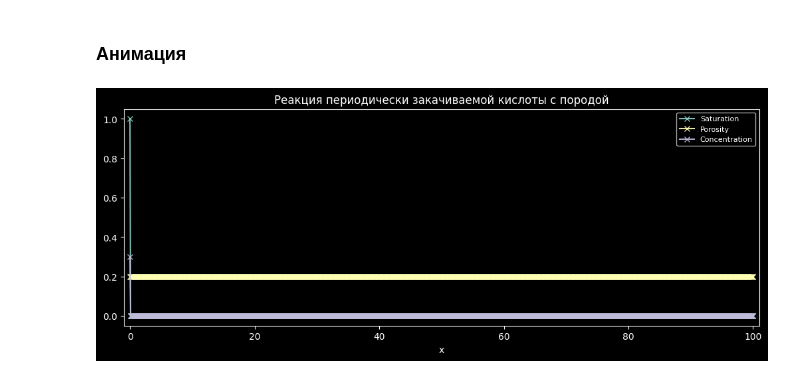
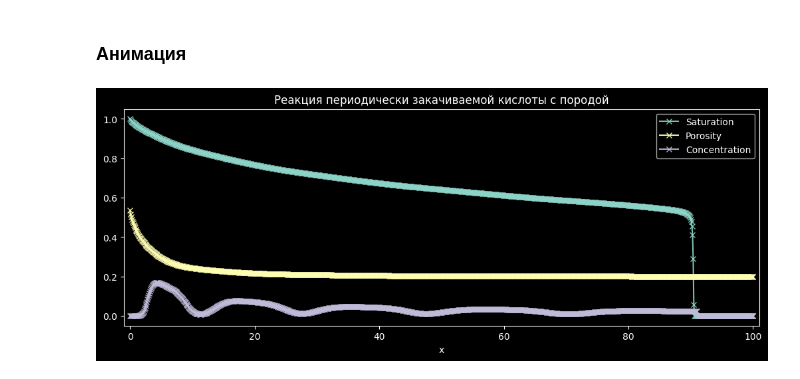
Before and after one commit to lnrSmglln/Carbonate-Acidizing-Modeling, a Jupyter notebook: 2phase/simplified reaction with porous medium.ipynb, the cells around one changed output. Saved outputs shown, nothing was run; the diff lists cells and outputs as text; code cells hidden in the pictures.

```diff
--- a/2phase/simplified reaction with porous medium.ipynb
+++ b/2phase/simplified reaction with porous medium.ipynb
@@ -252,34 +252,34 @@ phi_opt = []
 for i in range(S.shape[0]):
     if i % (total_time // tau // (n_frames-1)) == 0:
         t_opt.append(t[i])
         conc_opt.append(conc[i])
         sat_opt.append(S[i])
         phi_opt.append(phi[i])
 
 
 fig, ax = plt.subplots(figsize=(10, 4), layout='constrained', dpi=100)
 
 # ax.plot(x, S[show], label="Sat upwind scheme", marker="x", alpha=0.5)
 sat_line, = ax.plot(x, S[0], label="Saturation", marker="x", alpha=0.9)
 phi_line, = ax.plot(x, phi[0], label="Porosity", marker="x", alpha=0.9)
 conc_line, = ax.plot(x, conc[0], label="Concentration", marker="x", alpha=0.9)
 
 plt.title("Реакция периодически закачиваемой кислоты с породой")
 
 ax.set_xlabel("x")
 ax.set_ylim([-0.05, 1.05])
 ax.set_xlim([-0.01 * length, length * 1.01])
 
-ax.legend(fontsize=8)
+ax.legend(fontsize=10)
 
 def update(frame):
     # update the line plot:
     conc_line.set_data(x, conc_opt[frame])
     sat_line.set_data(x, sat_opt[frame])
     phi_line.set_data(x, phi_opt[frame])
     return conc_line, sat_line, phi_line
 
-# ani = animation.FuncAnimation(fig=fig, func=update, frames=n_frames, interval=0.1, blit=True)
-# ani.save(filename="../data/acid_field.gif", writer="pillow")
+ani = animation.FuncAnimation(fig=fig, func=update, frames=n_frames, interval=0.1, blit=True)
+ani.save(filename="../data/acid_field.gif", writer="pillow")
 # %% [output]
-[figure, old version]
+[figure, new version]
```
Also changed, not shown: parts of 1 cell of this notebook, 8 other files.
